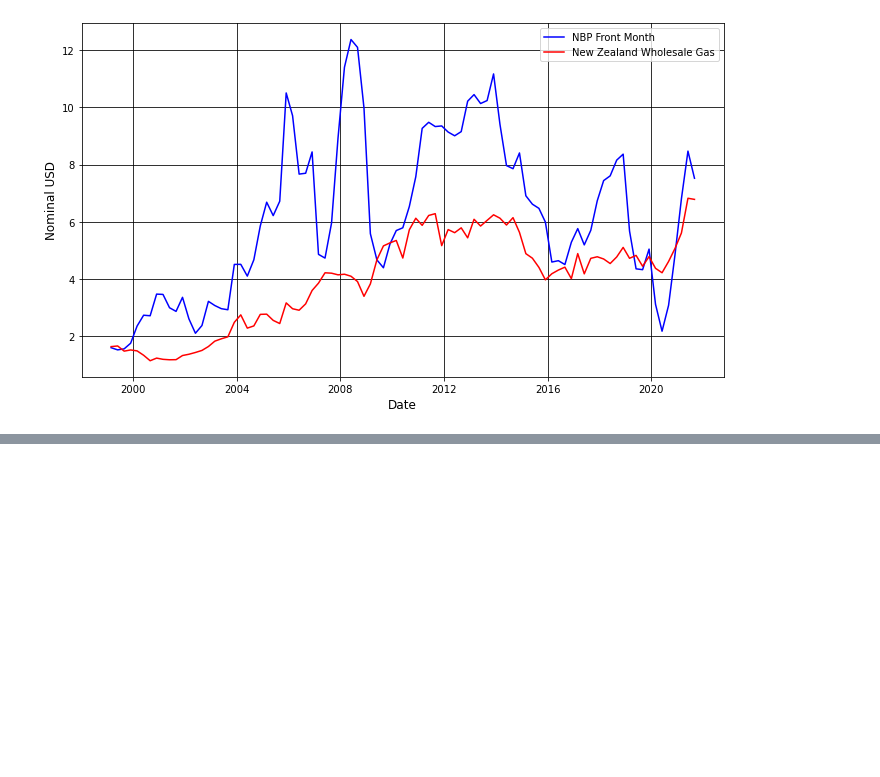
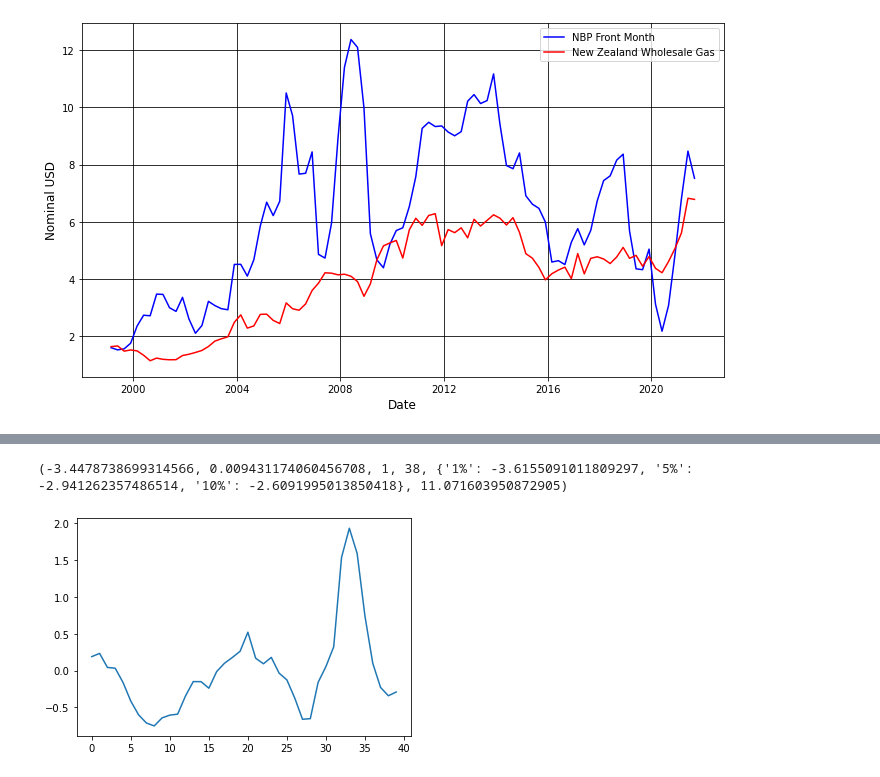
Before and after one commit to joe-ascroft/phd, a Jupyter notebook: jupyter code/metrics/gas nz.ipynb, the cells around one changed output, grey strips where cells are left out. Saved outputs shown, nothing was run; the diff lists cells and outputs as text; code cells hidden in the pictures; blank space fills up the shorter version.

```diff
--- a/jupyter code/metrics/gas nz.ipynb
+++ b/jupyter code/metrics/gas nz.ipynb
@@ -150,0 +231,8 @@ plt.savefig('/Users/joe/Dropbox/PhD/Writing/TeX/Charts/}nz-uk-gas.png', dpi=400)
+# %%
+result3_nbp = smf.ols(formula="NZBTU_USD ~ NBP_USD", data=df3).fit()
+plt.plot(result3_nbp.resid)
+test3 = ts.adfuller(result3_nbp.resid,autolag="AIC")
+print(test3)
+# %% [output]
+(-3.4478738699314566, 0.009431174060456708, 1, 38, {'1%': -3.6155091011809297, '5%': -2.941262357486514, '10%': -2.6091995013850418}, 11.071603950872905)
+[figure, added]
```
Also changed, not shown: parts of 7 cells of this notebook, 3 other files.
